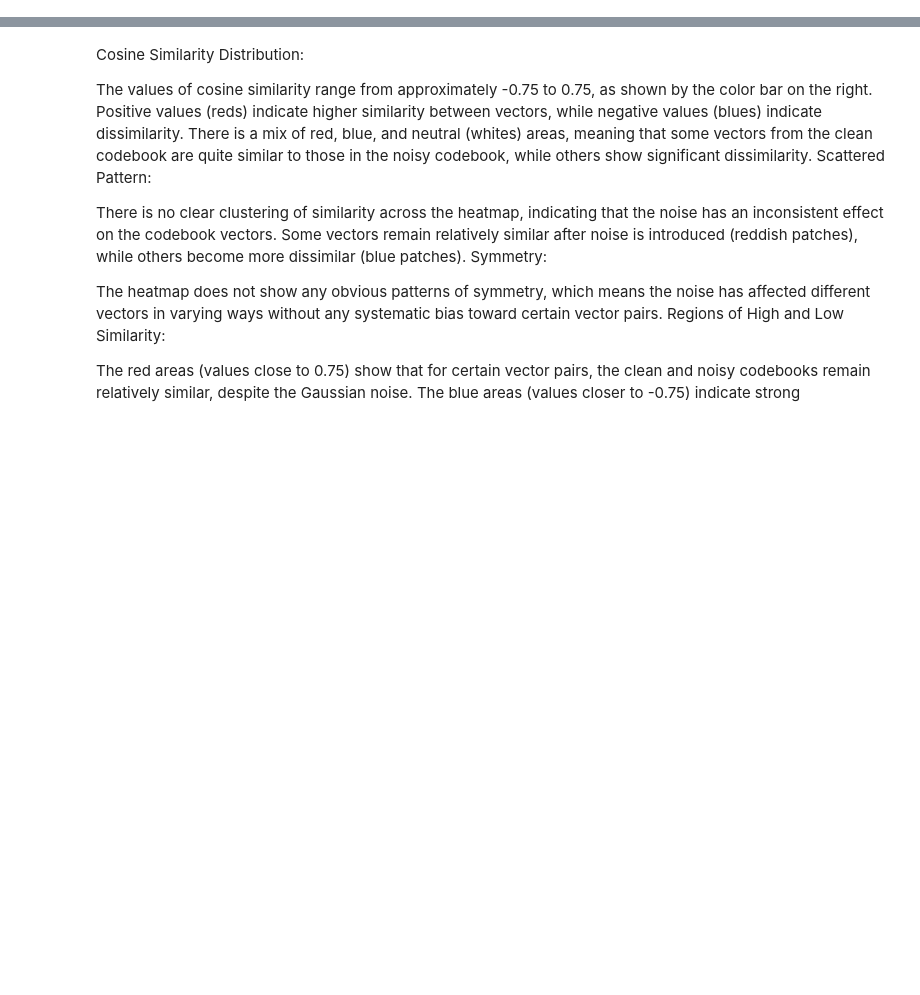
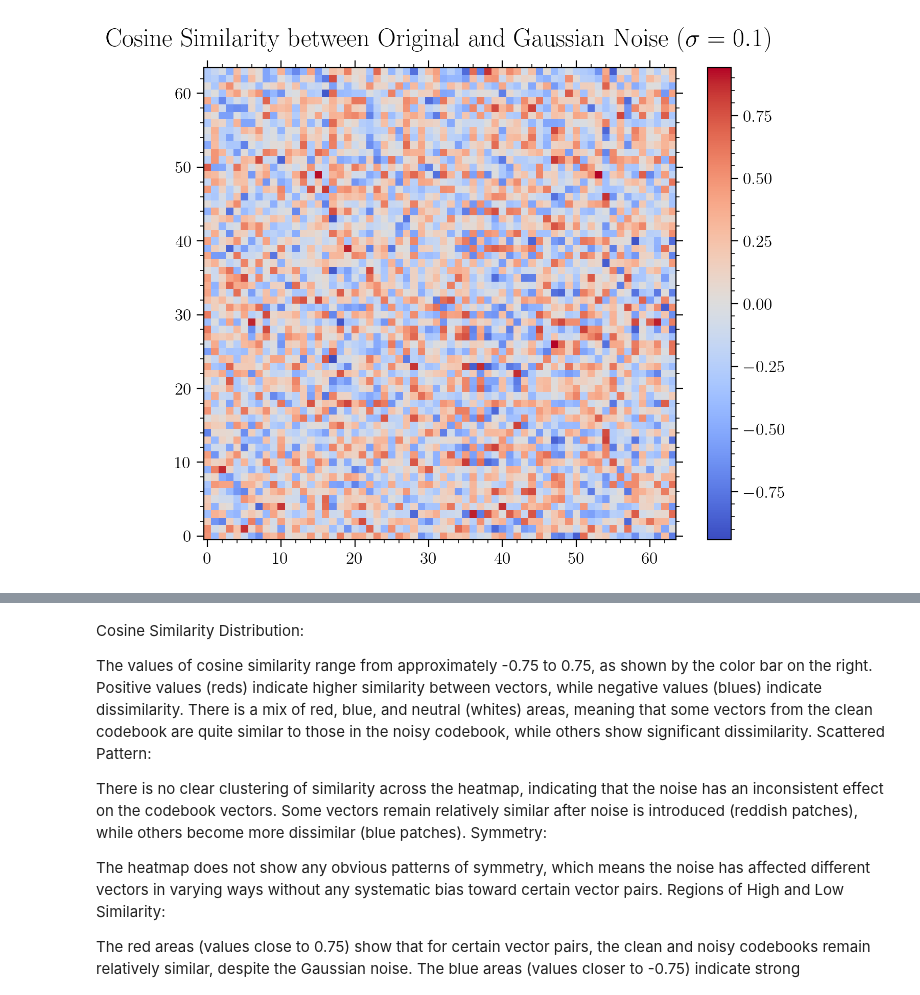
Before and after one commit to ravioli1369/vqvae, a Jupyter notebook: vqvae/cosine_similarity.ipynb, the cells around one changed output, grey strips where cells are left out. Cells and saved outputs as stored; diff of their text form; code cells hidden in the pictures; blank space fills up the shorter version.

```diff
--- a/vqvae/cosine_similarity.ipynb
+++ b/vqvae/cosine_similarity.ipynb
@@ -0,0 +1,46 @@
+# %%
+import shutil
+from sklearn.metrics.pairwise import cosine_similarity
+import seaborn as sns
+import numpy as np
+import matplotlib.pyplot as plt
+
+params = {
+    "figure.figsize": [9, 6],
+    "axes.labelsize": 14,
+    "axes.titlesize": 18,
+    "axes.titlepad": 15,
+    "font.size": 16,
+    "legend.fontsize": 12,
+    "xtick.labelsize": 12,
+    "ytick.labelsize": 12,
+    "text.usetex": True if shutil.which("latex") else False,
+    "font.family": "serif",
+    "xtick.minor.visible": True,
+    "ytick.minor.visible": True,
+    "xtick.top": True,
+    "ytick.left": True,
+    "ytick.right": True,
+    "xtick.direction": "out",
+    "ytick.direction": "out",
+    "xtick.minor.size": 2.5,
+    "xtick.major.size": 5,
+    "ytick.minor.size": 2.5,
+    "ytick.major.size": 5,
+    "axes.axisbelow": True,
+    "figure.dpi": 200,
+}
+plt.rcParams.update(params)
+
+codebook_1 = np.load("../results/original/original.npy")
+codebook_2 = np.load("../results/gaussian/gaussian.npy")
+
+
+cosine_sim = cosine_similarity(codebook_1, codebook_2)
+plt.figure(figsize=(8, 6))
+plt.imshow(cosine_sim, cmap="coolwarm", origin="lower")
+plt.colorbar()
+plt.title(r"Cosine Similarity between Original and Gaussian Noise $(\sigma=0.1)$")
+plt.show()
+# %% [output]
+[figure, added]
```
Also changed, not shown: parts of 3 cells of this notebook.
